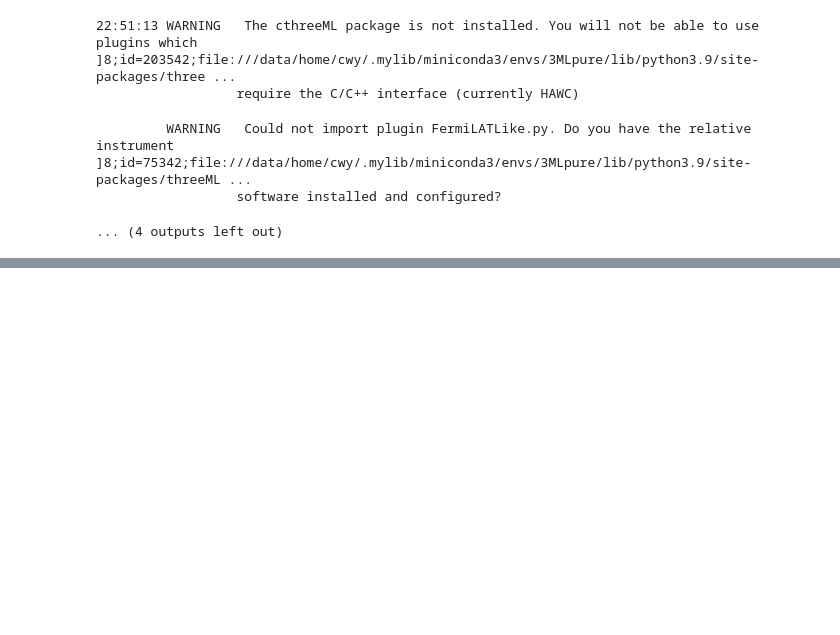
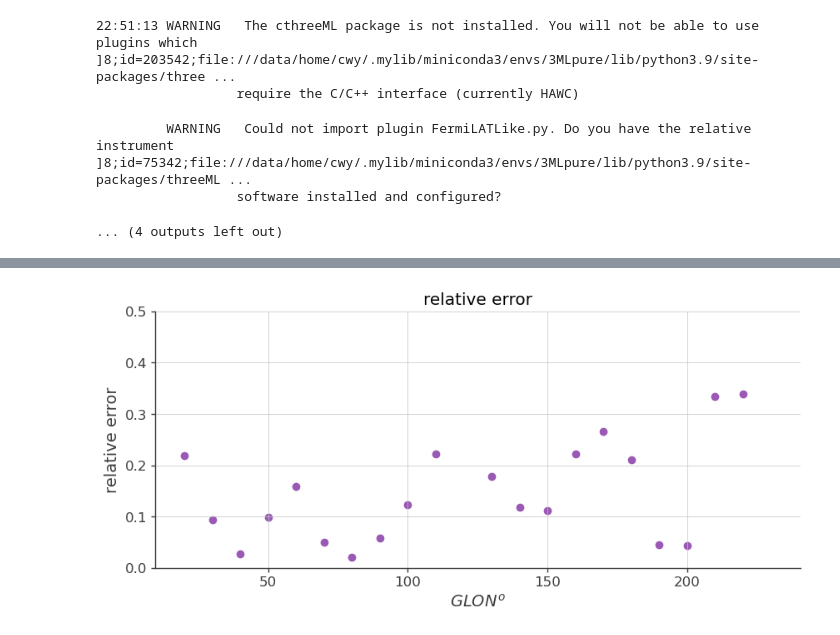
Before and after one commit to xiahouwenyu/3MLWCDA0.91, a Jupyter notebook: Standard/src/3MLnew_Diffuse_KM2A.ipynb, the cells around one changed output, grey strips where cells are left out. Cells and saved outputs as stored; diff of their text form; code cells hidden in the pictures; blank space fills up the shorter version.

```diff
--- a/Standard/src/3MLnew_Diffuse_KM2A.ipynb
+++ b/Standard/src/3MLnew_Diffuse_KM2A.ipynb
@@ -227 +309,14 @@ array([0.20522786, 0.        , 0.03732326, 0.        , 0.23451209,
+# %%
+plt.figure(figsize=(10,4)) #
+plt.scatter(gc, (np.array(de)*1e9)/(np.array(dk)*1e9), marker="o") #np.array(den)*1e9, np.array(dep)*1e9
+# plt.yscale("log")
+plt.title("relative error")
+plt.ylim(0, 0.5)
+plt.ylabel("relative error")
+plt.grid()
+plt.xlabel(r"$GLON^{o}$")
+plt.savefig(f"../res/{region_name}/flux.png",dpi=300)
+plt.savefig(f"../res/{region_name}/flux.pdf",dpi=300)
+# %% [output]
+[figure, added]
 # %%
```
Also changed, not shown: parts of 9 cells of this notebook, 25 other files.
